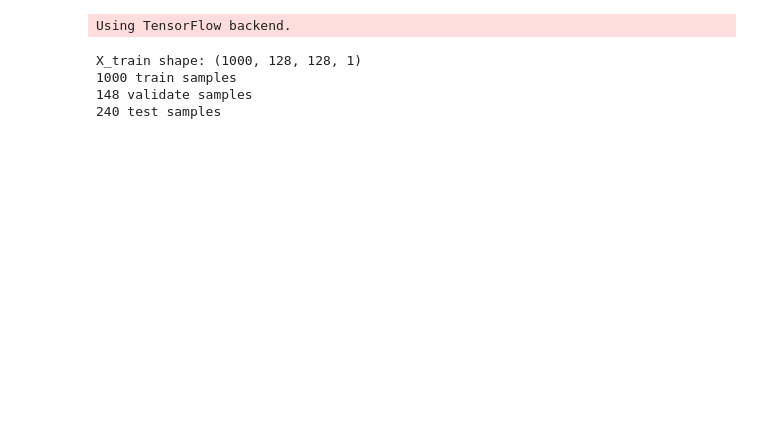
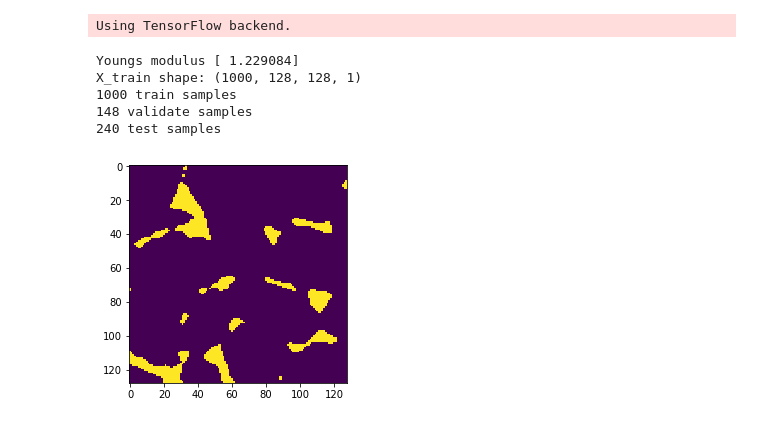
Before and after one commit to aurorlhc/property_test, a Jupyter notebook: CNN_Generated_Images_keras.ipynb, the cells around one changed output. Drawn from its saved outputs; the diff is of its cells as text; code cells hidden in the pictures; blank space fills up the shorter version.

```diff
--- a/CNN_Generated_Images_keras.ipynb
+++ b/CNN_Generated_Images_keras.ipynb
@@ -45,7 +45,8 @@ X_test = np.reshape(WB1, (240, 1, img_rows, img_cols))
 Y_test = sio.loadmat('test_sandstone_data.mat')['L']
 # Y_test = (Y_test-min(Y_test))/(max(Y_test) - min(Y_test))
 
-
+plt.imshow(X_test[0].reshape(128,128))
+print('Youngs modulus', Y_test[0])
 #normalize label all together to be consistent
 label_norm = np.concatenate((Y_data, Y_gen, Y_test), axis=0)
 label_norm = (label_norm-min(label_norm))/(max(label_norm)-min(label_norm))
@@ -59,33 +60,35 @@ X_train = np.concatenate((X_data[0:700], X_gen[0:300]), axis=0);
 Y_train = np.concatenate((Y_data[0:700], Y_gen[0:300]), axis=0);
 X_val = np.concatenate((X_data[700:768], X_gen[300:]), axis=0);
 Y_val = np.concatenate((Y_data[700:768], Y_gen[300:]), axis=0);
 
 
 if K.image_dim_ordering() == 'th':
     X_train = X_train.reshape(X_train.shape[0], 1, img_rows, img_cols)
     X_val = X_val.reshape(X_val.shape[0], 1, img_rows, img_cols)
     X_test = X_test.reshape(X_test.shape[0], 1, img_rows, img_cols)
     input_shape = (1, img_rows, img_cols)
 else:
     X_train = X_train.reshape(X_train.shape[0], img_rows, img_cols, 1)
     X_val = X_val.reshape(X_val.shape[0], img_rows, img_cols, 1)
     X_test = X_test.reshape(X_test.shape[0], img_rows, img_cols, 1)
     input_shape = (img_rows, img_cols, 1)
 
 
 X_train = X_train.astype('float32')
 X_val = X_val.astype('float32')
 X_test = X_test.astype('float32')
 
 print('X_train shape:', X_train.shape)
 print(X_train.shape[0], 'train samples')
 print(X_val.shape[0], 'validate samples')
 print(X_test.shape[0], 'test samples')
 # %% [output]
+Youngs modulus [ 1.229084]
 X_train shape: (1000, 128, 128, 1)
 1000 train samples
 148 validate samples
 240 test samples
+[figure, added]
 # %%
 # CNN
 
```
Also changed, not shown: parts of 6 cells of this notebook, 3 other files.
